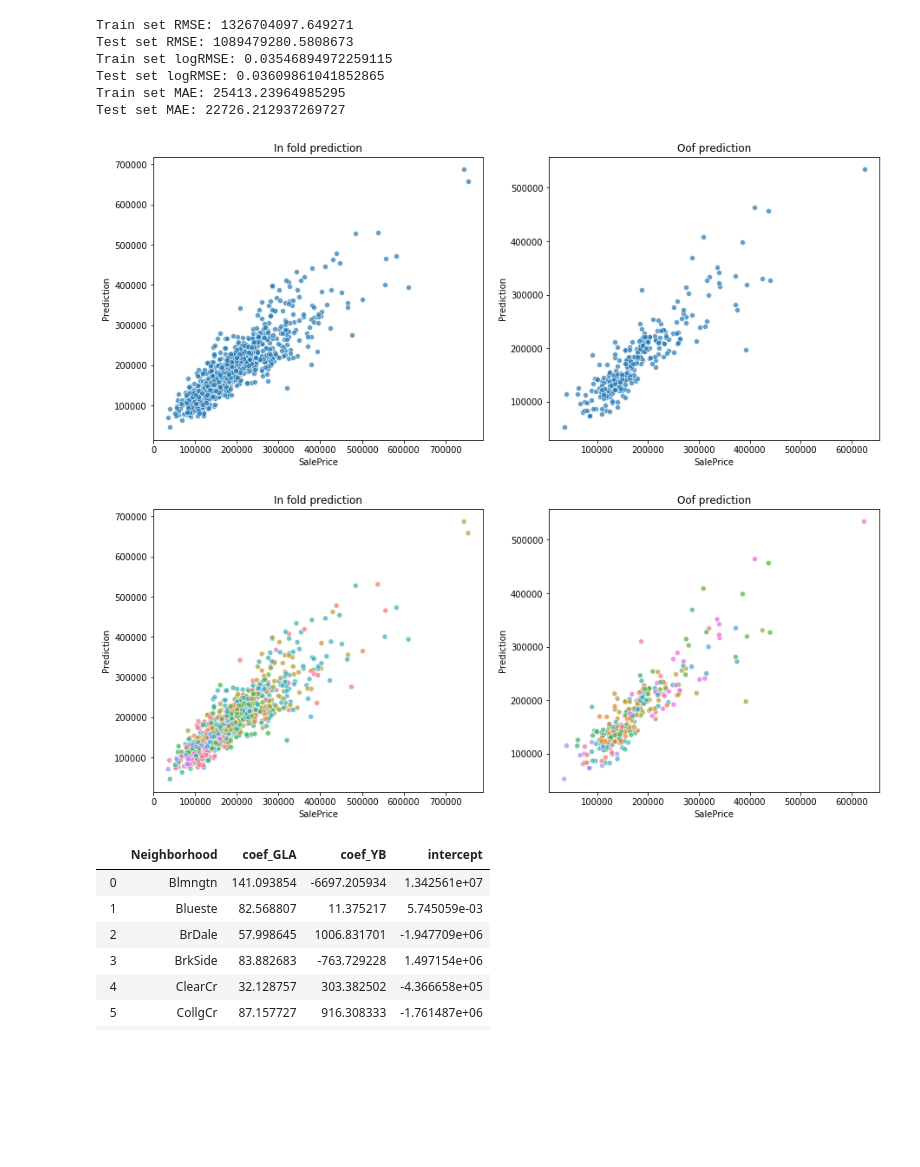
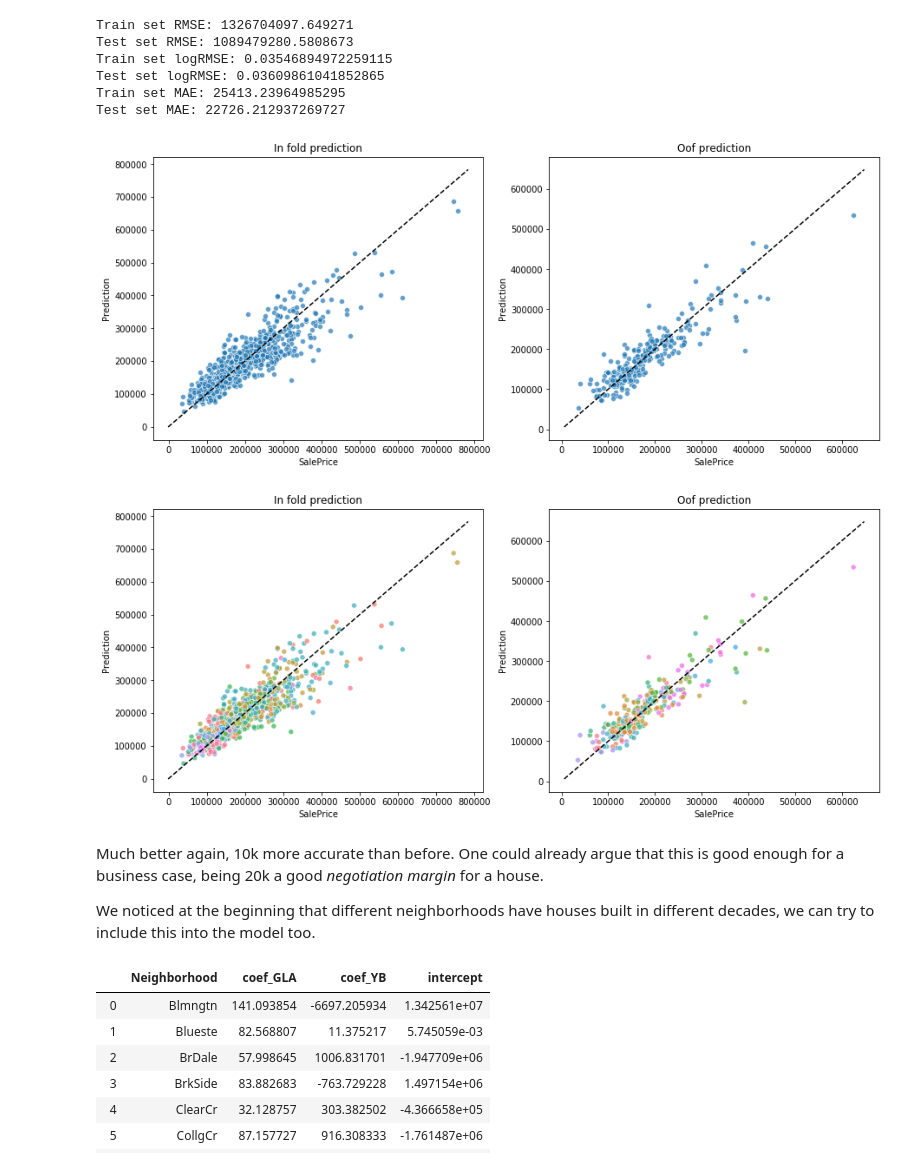
Before and after one commit to lucabasa/kaggle_competitions, a Jupyter notebook: houseprice/Notebooks/Linear models.ipynb, the cells around one changed output. Saved outputs shown, nothing was run; the diff lists cells and outputs as text; code cells hidden in the pictures; blank space fills up the shorter version.

```diff
--- a/houseprice/Notebooks/Linear models.ipynb
+++ b/houseprice/Notebooks/Linear models.ipynb
@@ -138,7 +148,9 @@ def make_test(train, test_size, random_state, strat_feat=None):
 
     return train_set, test_set
 # %%
-train_set, test_set = make_test(df_train, 0.2, 654, 'Neighborhood')
+train_set, test_set = make_test(df_train,
+                                test_size=0.2, random_state=654,
+                                strat_feat='Neighborhood')
 # %%
 train_set['Neighborhood'].value_counts() / len(train_set)
 # %% [output]
@@ -175,15 +211,35 @@ def print_scores(train, test, inf, oof):
     print(f'Train set MAE: {mean_absolute_error(train.SalePrice, inf)}')
     print(f'Test set MAE: {mean_absolute_error(test.SalePrice, oof)}')
 
-def plot_predictions(train, test, hue=None, legend=False):
+
+def plot_diagonal(ax):
+    xmin, xmax = ax.get_xlim()
+    ymin, ymax = ax.get_ylim()
+    low = min(xmin, xmax)
+    high = max(xmin, xmax)
+    scl = (high - low) / 100
+
+    line = pd.DataFrame({'x': np.arange(low, high ,scl), # small hack for a diagonal line
+                         'y': np.arange(low, high ,scl)})
+    ax.plot(line.x, line.y, color='black', linestyle='--')
+
+    return ax
+
+
+def plot_predictions(train, test, true_label, pred_label, hue=None, legend=False):
+
+
     fig, ax = plt.subplots(1,2, figsize=(15,6))
 
-    sns.scatterplot(x='SalePrice', y='Prediction', data=train,
+    sns.scatterplot(x=true_label, y=pred_label, data=train,
                     hue=hue, ax=ax[0], legend=legend, alpha=0.7)
-    sns.scatterplot(x='SalePrice', y='Prediction', data=test,
+    sns.scatterplot(x=true_label, y=pred_label, data=test,
                     hue=hue, ax=ax[1], legend=legend, alpha=0.7)
     ax[0].set_title('In fold prediction')
     ax[1].set_title('Oof prediction')
+
+    ax[0] = plot_diagonal(ax[0])
+    ax[1] = plot_diagonal(ax[1])
 # %%
 print_scores(train_set, test_set, [median_price]*len(train_set), [median_price]*len(test_set))
 # %% [output]
@@ -261,18 +330,18 @@ def regress(data, yvar, xvars):
     result = sm.OLS(Y, X).fit()
     return result.params
 
-def regress_by(data, xvars):
+def regress_by(data, xvars, cat_var, target):
     xvars = xvars + ['intercept']
-    trained_models = data.groupby('Neighborhood')[['SalePrice']
-                                                  + xvars].agg(regress,
-                                                               'SalePrice',
+    trained_models = data.groupby(cat_var)[[target] + xvars].agg(regress,
+                                                               target,
                                                                xvars)[xvars]
     return trained_models
 # %%
 to_group = train_set.copy()
 to_group['intercept'] = 1
 
-liv_area = regress_by(to_group, ['GrLivArea']).reset_index()
+liv_area = regress_by(to_group, ['GrLivArea'],
+                      cat_var='Neighborhood', target='SalePrice').reset_index()
 
 liv_area.rename(columns={'GrLivArea': 'coef_GLA'}, inplace=True)
 
@@ -333,13 +404,14 @@ Test set logRMSE: 0.03609861041852865
 Train set MAE: 25413.23964985295
 Test set MAE: 22726.212937269727
 # %%
-plot_predictions(train_sub, test_sub)
+plot_predictions(train_sub, test_sub, true_label='SalePrice', pred_label='Prediction')
 # %% [output]
-[figure, old version]
+[figure, new version]
 # %%
-plot_predictions(train_sub, test_sub, 'Neighborhood')
+plot_predictions(train_sub, test_sub,
+                 true_label='SalePrice', pred_label='Prediction', hue='Neighborhood')
 # %% [output]
-[figure, old version]
+[figure, new version]
 # %%
 submission = pd.merge(df_test[['Id', 'Neighborhood', 'GrLivArea']], liv_area,
                       on='Neighborhood', how='left', validate='m:1')
@@ -347,6 +419,10 @@ submission = pd.merge(df_test[['Id', 'Neighborhood', 'GrLivArea']], liv_area,
 submission = submission.intercept + submission.GrLivArea * submission.coef_GLA
 
 make_sub(df_test, submission, 'linear_by_nn.csv')
+# %% [markdown]
+Much better again, 10k more accurate than before. One could already argue that this is good enough for a business case, being 20k a good *negotiation margin* for a house.
+
+We noticed at the beginning that different neighborhoods have houses built in different decades, we can try to include this into the model too.
 # %%
 to_group = train_set.copy()
 to_group['intercept'] = 1
```
Also changed, not shown: parts of 20 cells of this notebook.
